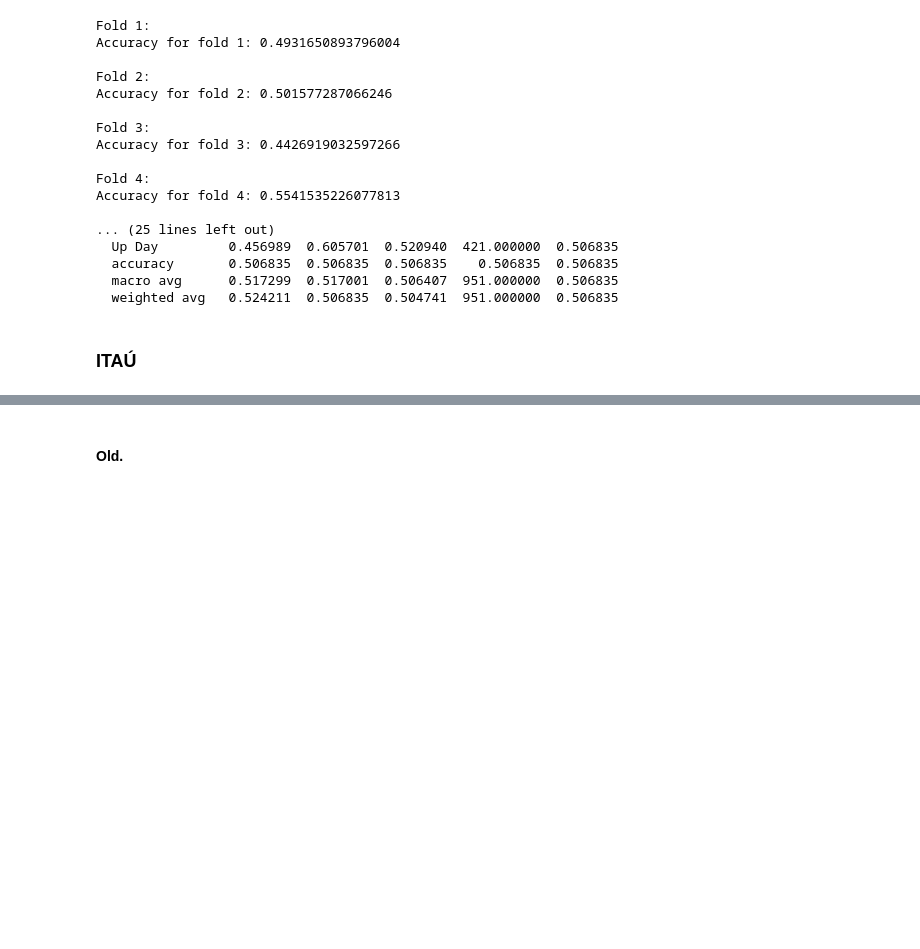
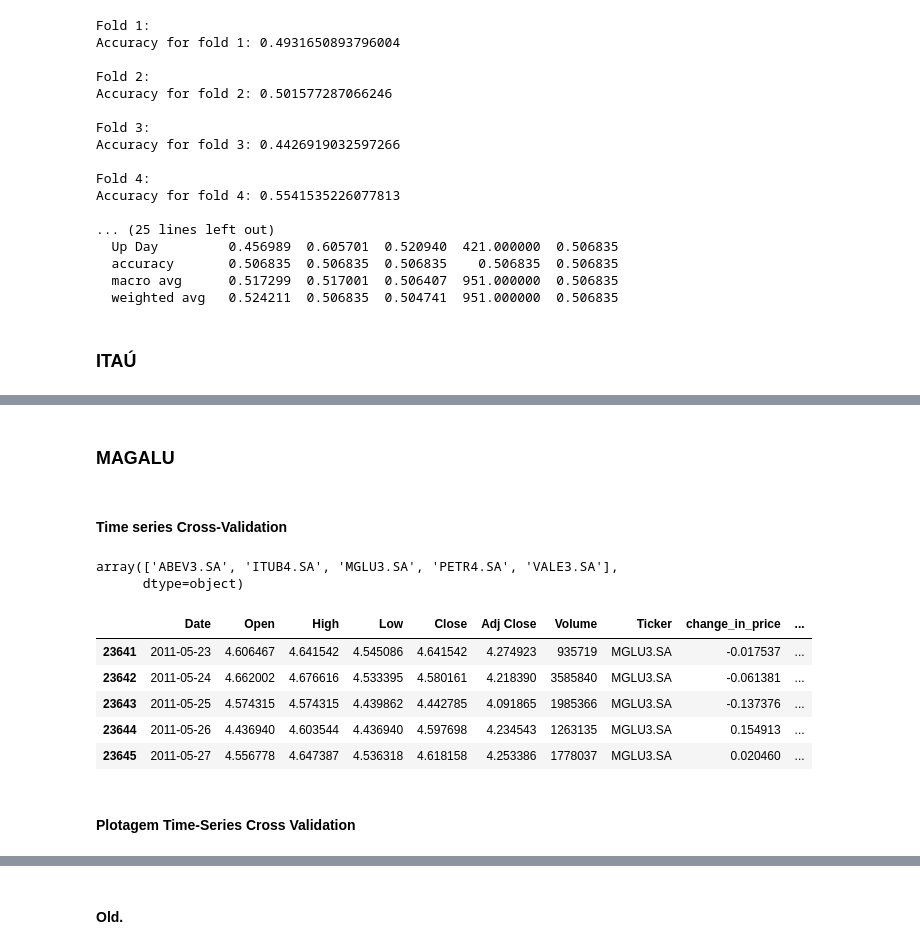
Before and after one commit to Bruno-Santana-Eco/TCC_Machine_learning, a Jupyter notebook: Random Forest 3.ipynb, the cells around one changed output, grey strips where cells are left out. Drawn from its saved outputs; the diff is of its cells as text; code cells hidden in the pictures; blank space fills up the shorter version.

```diff
--- a/Random Forest 3.ipynb
+++ b/Random Forest 3.ipynb
@@ -1017,0 +1459,19 @@ Accuracy for fold 4: 0.5541535226077813
+# %% [markdown]
+### MAGALU
+# %% [markdown]
+#### Time series Cross-Validation
+# %%
+price_data['Ticker'].unique()
+# %% [output]
+array(['ABEV3.SA', 'ITUB4.SA', 'MGLU3.SA', 'PETR4.SA', 'VALE3.SA'],
+      dtype=object)
+# %%
+price_data_Magalu = price_data[price_data['Ticker'].isin(['MGLU3.SA'])]
+price_data_Magalu.head()
+# %% [output]
+|  | Date | Open | High | Low | Close | Adj Close | Volume | Ticker | change_in_price | ... |
+| 23641 | 2011-05-23 | 4.606467 | 4.641542 | 4.545086 | 4.641542 | 4.274923 | 935719 | MGLU3.SA | -0.017537 | ... |
+| 23642 | 2011-05-24 | 4.662002 | 4.676616 | 4.533395 | 4.580161 | 4.218390 | 3585840 | MGLU3.SA | -0.061381 | ... |
+| 23643 | 2011-05-25 | 4.574315 | 4.574315 | 4.439862 | 4.442785 | 4.091865 | 1985366 | MGLU3.SA | -0.137376 | ... |
+| 23644 | 2011-05-26 | 4.436940 | 4.603544 | 4.436940 | 4.597698 | 4.234543 | 1263135 | MGLU3.SA | 0.154913 | ... |
+| 23645 | 2011-05-27 | 4.556778 | 4.647387 | 4.536318 | 4.618158 | 4.253386 | 1778037 | MGLU3.SA | 0.020460 | ... |
@@ -1017,0 +1535,2 @@ Accuracy for fold 4: 0.5541535226077813
+# %% [markdown]
+#### Plotagem Time-Series Cross Validation
```
Also changed, not shown: parts of 49 cells of this notebook.
